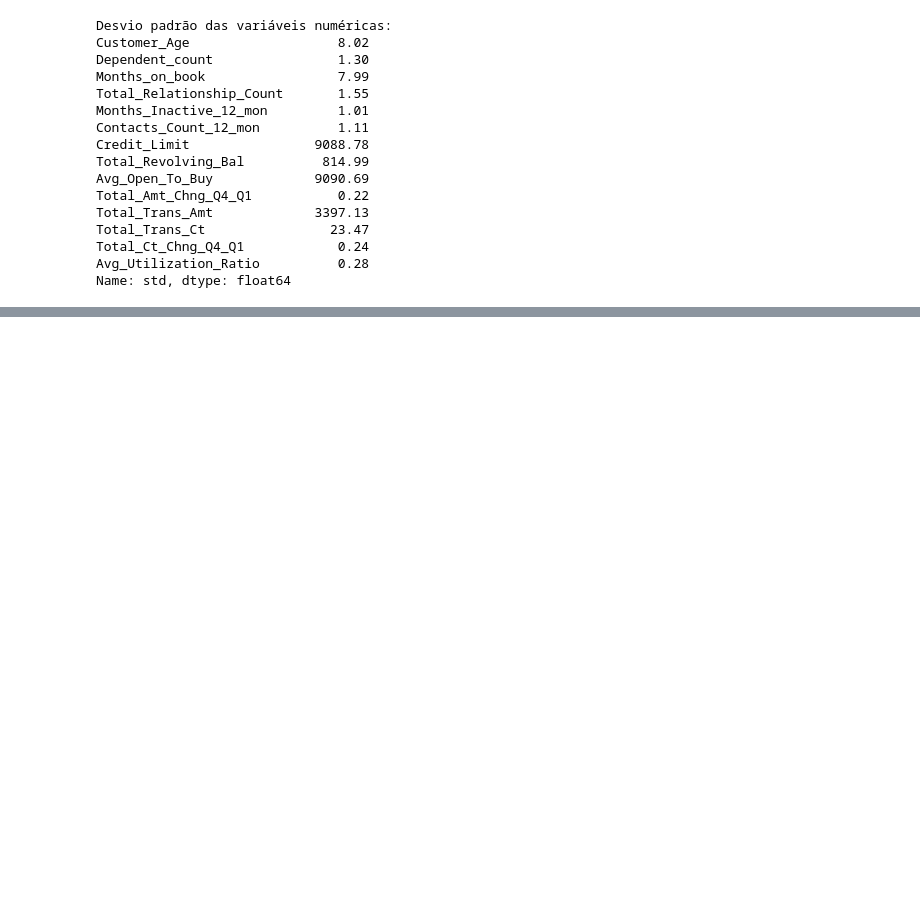
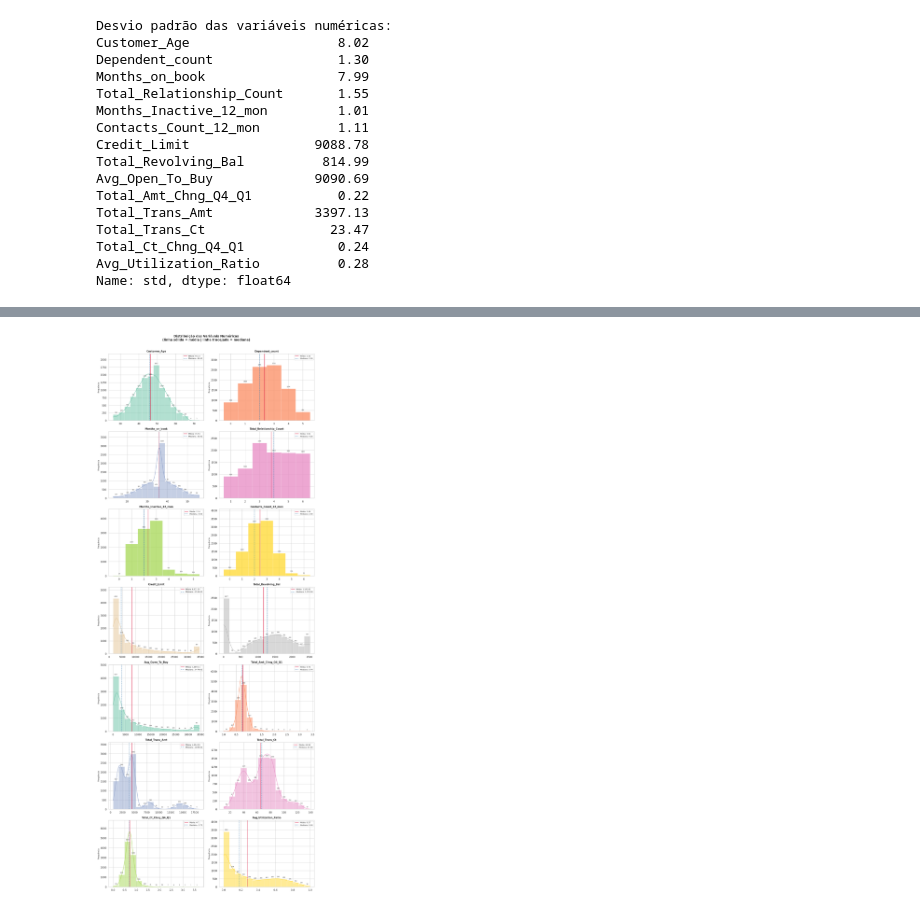
Before and after one commit to diogorblessa/mvp-credit-card-churn, a Jupyter notebook: notebooks/mvp_eda_preprocessing.ipynb, the cells around one changed output, grey strips where cells are left out. Saved outputs shown, nothing was run; the diff lists cells and outputs as text; code cells hidden in the pictures; blank space fills up the shorter version.

```diff
--- a/notebooks/mvp_eda_preprocessing.ipynb
+++ b/notebooks/mvp_eda_preprocessing.ipynb
@@ -437,0 +473,67 @@ Em contraste, variáveis como `Total_Trans_Ct` (média 64,86 ± 23,47), `Custome
+# %%
+# Histogramas de todas as variáveis numéricas com curva KDE
+colunas_num = df.select_dtypes(include='number').columns.tolist()
+
+# Variáveis discretas: poucas categorias inteiras — KDE cria ondulações artificiais
+colunas_discretas = {'Dependent_count', 'Total_Relationship_Count',
+                     'Months_Inactive_12_mon', 'Contacts_Count_12_mon'}
+
+n_cols = 2
+n_rows = (len(colunas_num) + n_cols - 1) // n_cols  # 7 linhas para 14 variáveis
+
+fig, axes = plt.subplots(n_rows, n_cols, figsize=(14, 35))
+axes = axes.flatten()
+
+cores = sns.color_palette('Set2', n_colors=len(colunas_num))
+
+for i, col in enumerate(colunas_num):
+    media   = df[col].mean()
+    mediana = df[col].median()
+    eh_discreta = col in colunas_discretas
+
+    if eh_discreta:
+        # Variáveis discretas: sem KDE, barras centradas nos valores inteiros
+        sns.histplot(df[col], kde=False, ax=axes[i], color=cores[i],
+                     discrete=True, edgecolor='white', linewidth=0.4)
+    else:
+        sns.histplot(df[col], kde=True, ax=axes[i], color=cores[i], bins=15,
+                     edgecolor='white', linewidth=0.4)
+
+    axes[i].set_title(col, fontsize=11, fontweight='bold', pad=8)
+    axes[i].set_xlabel('')
+    axes[i].set_ylabel('Frequência', fontsize=9)
+
+    # Capturar ylim logo após o histograma (antes de adicionar anotações)
+    y_top = axes[i].get_ylim()[1]
+
+    # Valores numéricos em cima de cada barra
+    for patch in axes[i].patches:
+        altura = patch.get_height()
+        if altura > 0:
+            axes[i].text(
+                patch.get_x() + patch.get_width() / 2,
+                altura + y_top * 0.02,
+                f'{int(altura)}',
+                ha='center', va='bottom', fontsize=6, color='#333333'
+            )
+
+    # Expandir ylim para acomodar as anotações sem sobrepor a curva KDE
+    axes[i].set_ylim(0, y_top * 1.15)
+
+    # Linhas de referência: média (sólida) e mediana (tracejada)
+    axes[i].axvline(media,   color='crimson',   linestyle='-',  linewidth=1.4,
+                    label=f'Média: {media:,.2f}')
+    axes[i].axvline(mediana, color='steelblue', linestyle='--', linewidth=1.4,
+                    label=f'Mediana: {mediana:,.2f}')
+    axes[i].legend(fontsize=8, loc='upper right')
+
+# Remover eixos extras se o número de variáveis for ímpar
+for j in range(len(colunas_num), len(axes)):
+    fig.delaxes(axes[j])
+
+plt.suptitle('Distribuição das Variáveis Numéricas\n(linha sólida = média | linha tracejada = mediana)',
+             fontsize=14, fontweight='bold', y=1.005)
+plt.tight_layout()
+plt.show()
+# %% [output]
+[figure, added]
```
Also changed, not shown: parts of 7 cells of this notebook.
